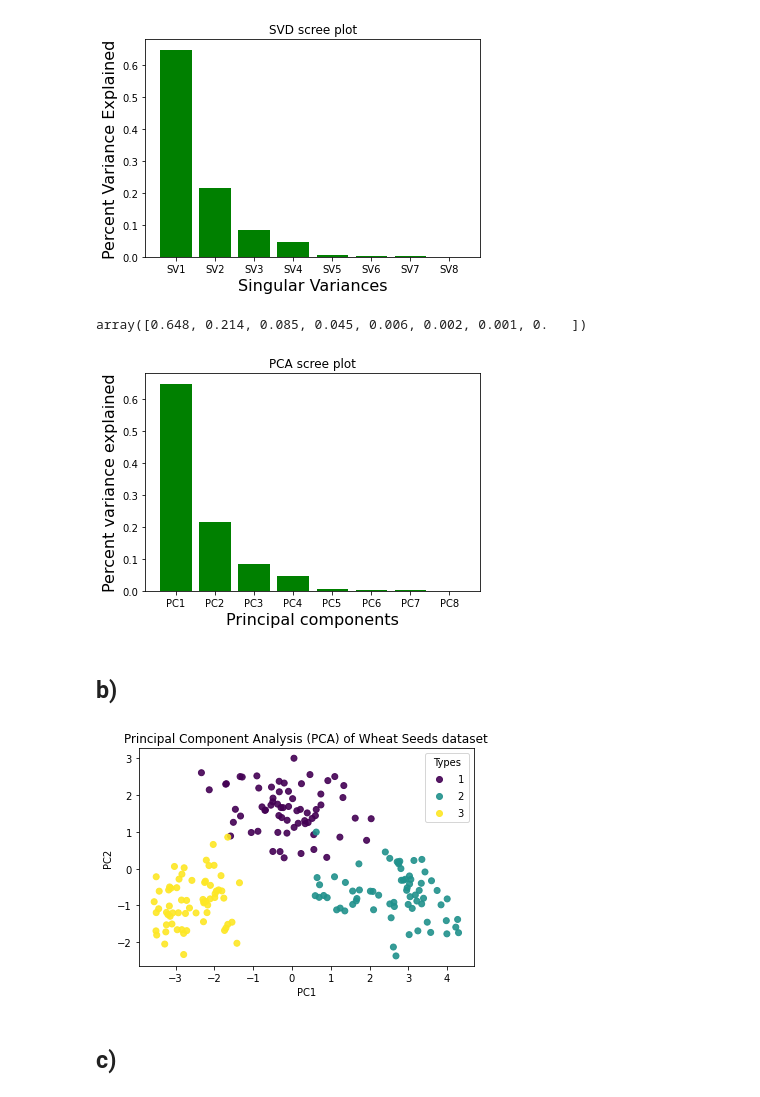
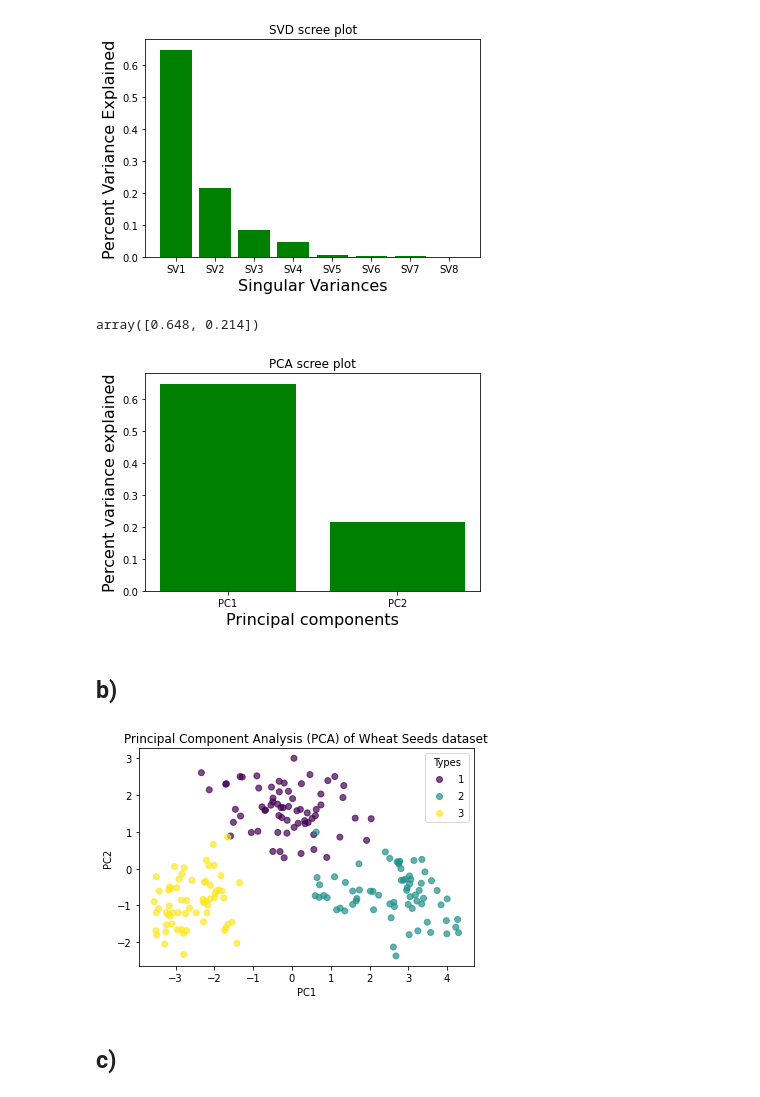
Before and after one commit to rafiqulislam21/pca_svd_clustring_and_apriori_algorithm_with_python, a Jupyter notebook: pca_svd_clustring_and_apriori_algorithm.ipynb, the cells around one changed output. Cells and saved outputs as stored; diff of their text form; code cells hidden in the pictures.

```diff
--- a/pca_svd_clustring_and_apriori_algorithm.ipynb
+++ b/pca_svd_clustring_and_apriori_algorithm.ipynb
@@ -94,24 +89,26 @@ plt.show()
 # %%
 #PCA part start-----------------------------------------------------------
 
-pca = PCA(n_components=8)
+pca = PCA(n_components=2)
 x_pca = pca.fit_transform(x_scaled)
 # pca.explained_variance_ratio_
 # pca.explained_variance_ratio_.sum()
-var_explained_pca = np.round(pca.explained_variance_ratio_, decimals=3)
+var_explained_pca = np.round(pca.explained_variance_ratio_,
+                             decimals=3)
 var_explained_pca
 # %% [output]
-array([0.648, 0.214, 0.085, 0.045, 0.006, 0.002, 0.001, 0.   ])
+array([0.648, 0.214])
 # %%
 
-label = ['PC' + str(x) for x in range(1, len(var_explained_pca)+1)]
-plt.bar(x=range(1, len(var_explained_pca)+1), height=var_explained_pca,
-        tick_label = label, color="green")
-plt.ylabel('Percent variance explained',  fontsize=16)
-plt.xlabel('Principal components',  fontsize=16)
+pca_labels = ['PC' + str(x) for x in range(1, len(var_explained_pca)+1)]
+plt.bar(x=range(1, len(var_explained_pca)+1),
+        height=var_explained_pca,
+        tick_label = pca_labels,
+        color="green")
+plt.ylabel('Percent variance explained', fontsize=16)
+plt.xlabel('Principal components', fontsize=16)
 plt.title('PCA scree plot')
 plt.show()
-# plt.savefig('pca_scree_plot.png',dpi=100)
 #PCA part end-----------------------------------------------------------
 # %% [output]
-[figure, old version]
+[figure, new version]
@@ -124,15 +116,17 @@ plt.show()
 ## b)
 # %%
 types = df.Type
-# plt.figure(figsize = (9,5))
-points = plt.scatter(x_pca[:,0], x_pca[:,1], c = types,  alpha=0.9)
+points = plt.scatter(x_pca[:,0],
+                     x_pca[:,1],
+                     c = types,
+                     alpha=0.7)
 plt.xlabel('PC1')
 plt.ylabel('PC2')
 plt.title("Principal Component Analysis (PCA) of Wheat Seeds dataset")
 plt.legend(*points.legend_elements(), title="Types")
 plt.show()
 # %% [output]
-[figure, old version]
+[figure, new version]
 # %% [markdown]
 ## c)
 # %% [markdown]
```
Also changed, not shown: parts of 16 cells of this notebook.
